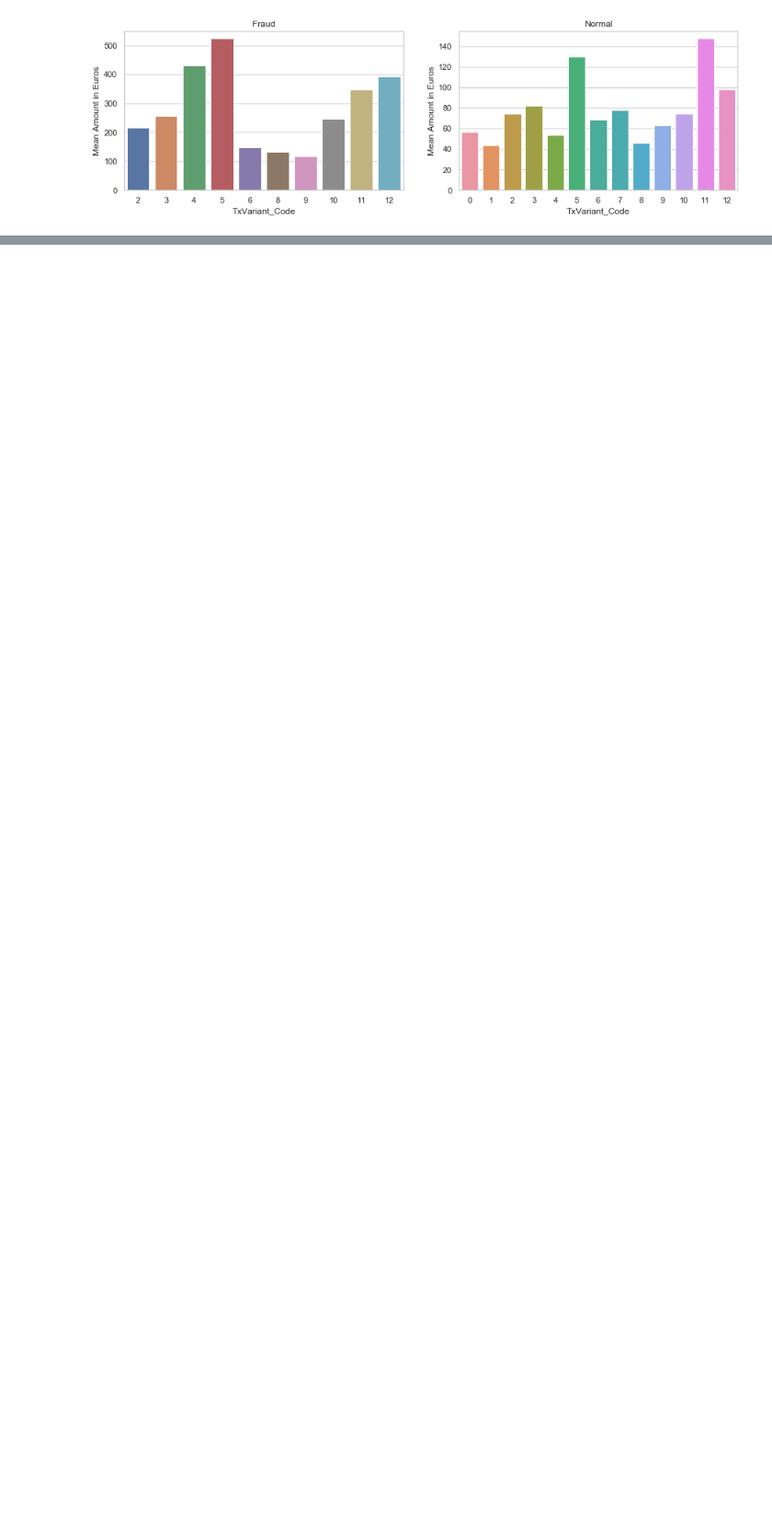
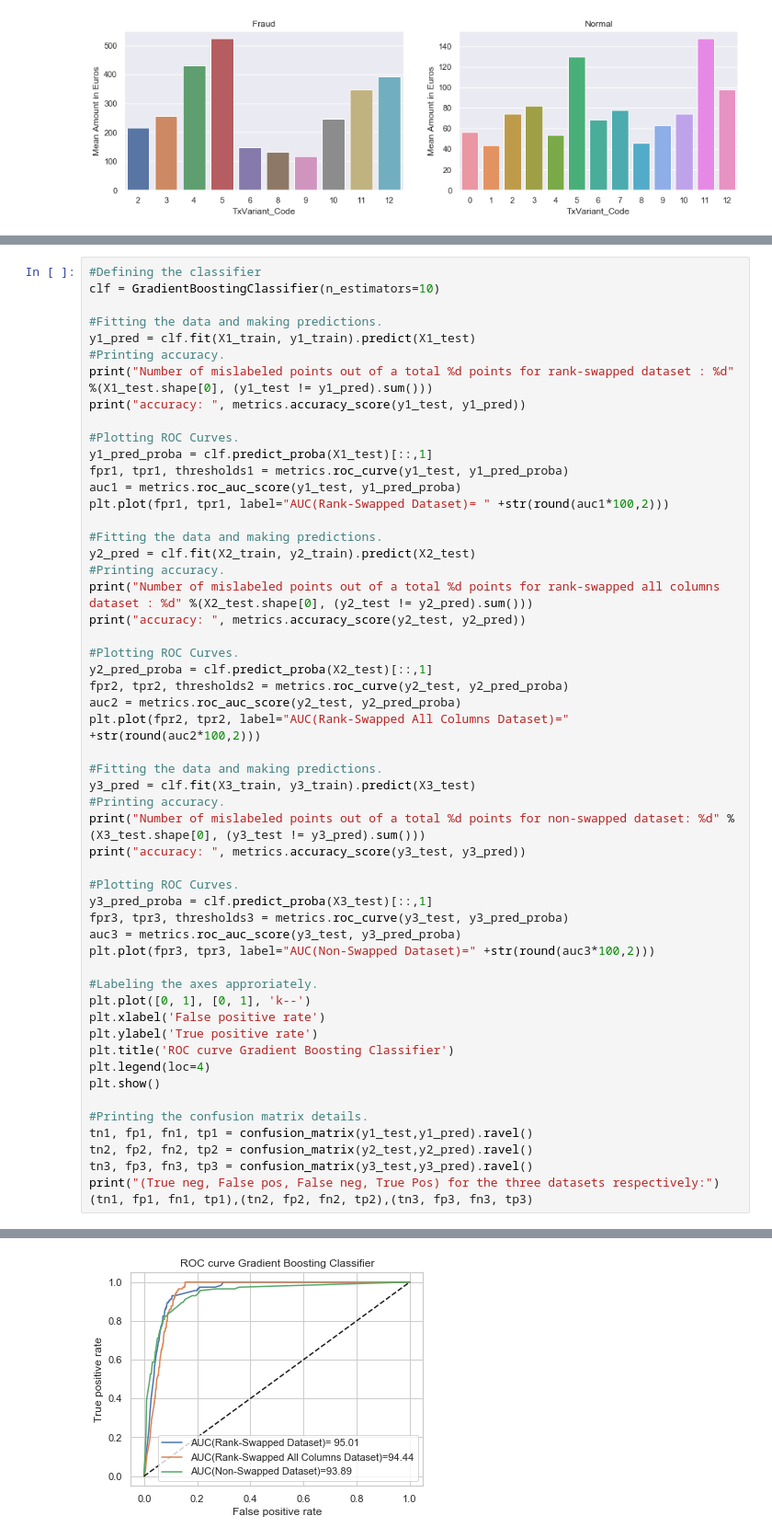
Before and after one commit to adityakunar/cda-2021, a Jupyter notebook: Assignment-1/Lab1_Master.ipynb, the cells around one changed output, grey strips where cells are left out. Shown at 92% size. Drawn from its saved outputs; the diff is of its cells as text; blank space fills up the shorter version.

```diff
--- a/Assignment-1/Lab1_Master.ipynb
+++ b/Assignment-1/Lab1_Master.ipynb
@@ -591,0 +627,55 @@ plt.show()
+# %%
+#Defining the classifier
+clf = GradientBoostingClassifier(n_estimators=10)
+
+#Fitting the data and making predictions.
+y1_pred = clf.fit(X1_train, y1_train).predict(X1_test)
+#Printing accuracy.
+print("Number of mislabeled points out of a total %d points for rank-swapped dataset : %d" %(X1_test.shape[0], (y1_test != y1_pred).sum()))
+print("accuracy: ", metrics.accuracy_score(y1_test, y1_pred))
+
+#Plotting ROC Curves.
+y1_pred_proba = clf.predict_proba(X1_test)[::,1]
+fpr1, tpr1, thresholds1 = metrics.roc_curve(y1_test, y1_pred_proba)
+auc1 = metrics.roc_auc_score(y1_test, y1_pred_proba)
+plt.plot(fpr1, tpr1, label="AUC(Rank-Swapped Dataset)= " +str(round(auc1*100,2)))
+
+#Fitting the data and making predictions.
+y2_pred = clf.fit(X2_train, y2_train).predict(X2_test)
+#Printing accuracy.
+print("Number of mislabeled points out of a total %d points for rank-swapped all columns dataset : %d" %(X2_test.shape[0], (y2_test != y2_pred).sum()))
+print("accuracy: ", metrics.accuracy_score(y2_test, y2_pred))
+
+#Plotting ROC Curves.
+y2_pred_proba = clf.predict_proba(X2_test)[::,1]
+fpr2, tpr2, thresholds2 = metrics.roc_curve(y2_test, y2_pred_proba)
+auc2 = metrics.roc_auc_score(y2_test, y2_pred_proba)
+plt.plot(fpr2, tpr2, label="AUC(Rank-Swapped All Columns Dataset)=" +str(round(auc2*100,2)))
+
+#Fitting the data and making predictions.
+y3_pred = clf.fit(X3_train, y3_train).predict(X3_test)
+#Printing accuracy.
+print("Number of mislabeled points out of a total %d points for non-swapped dataset: %d" %(X3_test.shape[0], (y3_test != y3_pred).sum()))
+print("accuracy: ", metrics.accuracy_score(y3_test, y3_pred))
+
+#Plotting ROC Curves.
+y3_pred_proba = clf.predict_proba(X3_test)[::,1]
+fpr3, tpr3, thresholds3 = metrics.roc_curve(y3_test, y3_pred_proba)
+auc3 = metrics.roc_auc_score(y3_test, y3_pred_proba)
+plt.plot(fpr3, tpr3, label="AUC(Non-Swapped Dataset)=" +str(round(auc3*100,2)))
+
+#Labeling the axes approriately.
+plt.plot([0, 1], [0, 1], 'k--')
+plt.xlabel('False positive rate')
+plt.ylabel('True positive rate')
+plt.title('ROC curve Gradient Boosting Classifier')
+plt.legend(loc=4)
+plt.show()
+
+#Printing the confusion matrix details.
+tn1, fp1, fn1, tp1 = confusion_matrix(y1_test,y1_pred).ravel()
+tn2, fp2, fn2, tp2 = confusion_matrix(y2_test,y2_pred).ravel()
+tn3, fp3, fn3, tp3 = confusion_matrix(y3_test,y3_pred).ravel()
+print("(True neg, False pos, False neg, True Pos) for the three datasets respectively:")
+(tn1, fp1, fn1, tp1),(tn2, fp2, fn2, tp2),(tn3, fp3, fn3, tp3)
+# %% [output]
@@ -591,0 +688 @@ plt.show()
+[figure, added]
```
Also changed, not shown: parts of 57 cells of this notebook.
